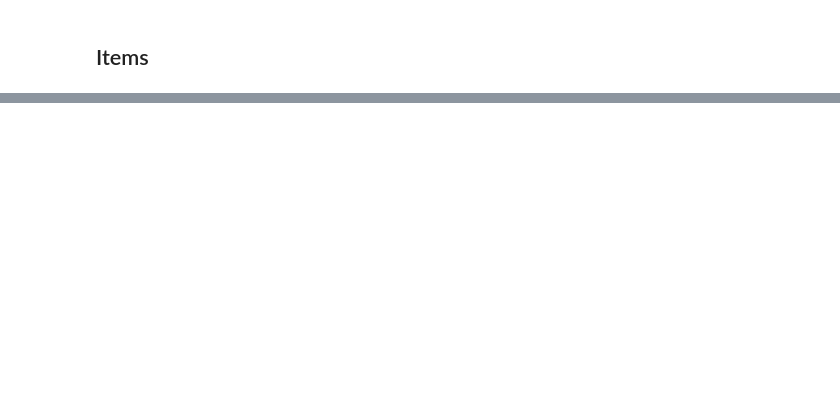
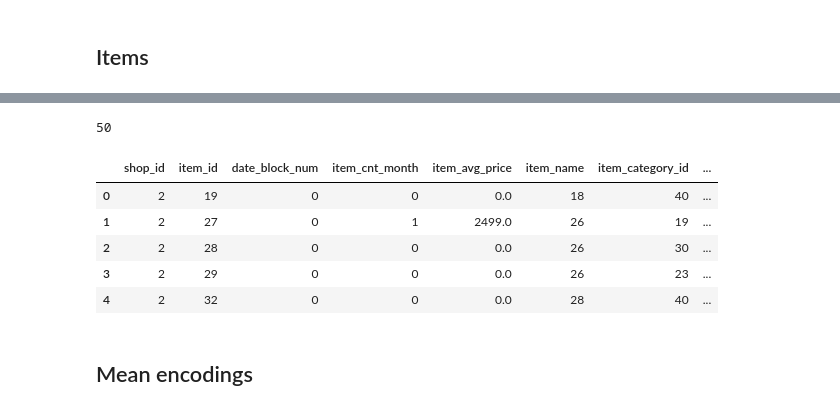
Before and after one commit to pietroventurini/predict-future-sales, a Jupyter notebook: Predict_Future_Sales_EDA.ipynb, the cells around one changed output, grey strips where cells are left out. Drawn from its saved outputs; the diff is of its cells as text; code cells hidden in the pictures; blank space fills up the shorter version.

```diff
--- a/Predict_Future_Sales_EDA.ipynb
+++ b/Predict_Future_Sales_EDA.ipynb
@@ -385,0 +651,4 @@ categories[:10]
+# %%
+items['first_sale_block'] = train.groupby('item_id')['date_block_num'].min()
+items['first_sale_block'].fillna(34, inplace=True)
+items['first_sale_block'] = items['first_sale_block'].astype('int8')
@@ -385,0 +718,50 @@ categories[:10]
+# %%
+# create dates from sdate (Jan 1, 2013) to edate (Nov 30, 2015)
+sdate = pd.to_datetime('2013-01-01')
+edate = pd.to_datetime('2015-11-30')
+dates = pd.date_range(sdate, edate, freq='d').to_frame(index=False, name='date')
+
+# add features
+dates['year'] = dates['date'].dt.year
+dates['month'] = dates['date'].dt.month.astype('int8')
+dates['date_block_num'] = (dates['year']-2013) * 12 + dates['month'] - 1
+dates['weekday'] = dates['date'].dt.weekday
+dates['is_weekend'] = dates['date'].dt.day_name().map(lambda x: x in ['Saturday', 'Sunday'])
+
+# dummies: 0: Monday ... 6: Sunday
+dates = pd.get_dummies(dates, columns=['weekday'])
+weekdays = ['weekday_{}'.format(i) for i in range(7)]
+
+# count days in each month
+monthly_data = dates.groupby(['year','month','date_block_num'])[weekdays].agg('sum').reset_index()
+monthly_data['month_length'] = monthly_data[weekdays].sum(axis=1).astype('int8')
+
+# count number of weekend (saturdays and sundays) in each month
+monthly_data['weekend_days'] = dates.groupby(['date_block_num'])[['is_weekend']].agg('sum').astype('int8')
+
+# encode year (0: 2013, 1: 2014, 2: 2015)
+monthly_data['year'] = monthly_data['year'] - 2013
+
+# merge sales and test with monthly data
+sales = sales.merge(monthly_data[['year','month','date_block_num','month_length','weekend_days']], on='date_block_num', how='left')
+sales = downcast(sales)
+
+test['date_block_num'] = 34
+test = test.merge(monthly_data[['year','month','date_block_num','month_length','weekend_days']], on='date_block_num', how='left')
+test = downcast(test)
+# %%
+del train, dates, monthly_data, weekdays, sdate, edate
+gc.collect()
+# %% [output]
+50
+# %%
+sales.head(5)
+# %% [output]
+|  | shop_id | item_id | date_block_num | item_cnt_month | item_avg_price | item_name | item_category_id | ... |
+| 0 | 2 | 19 | 0 | 0 | 0.0 | 18 | 40 | ... |
+| 1 | 2 | 27 | 0 | 1 | 2499.0 | 26 | 19 | ... |
+| 2 | 2 | 28 | 0 | 0 | 0.0 | 26 | 30 | ... |
+| 3 | 2 | 29 | 0 | 0 | 0.0 | 26 | 23 | ... |
+| 4 | 2 | 32 | 0 | 0 | 0.0 | 28 | 40 | ... |
+# %% [markdown]
+## Mean encodings
```
Also changed, not shown: parts of 61 cells of this notebook.
